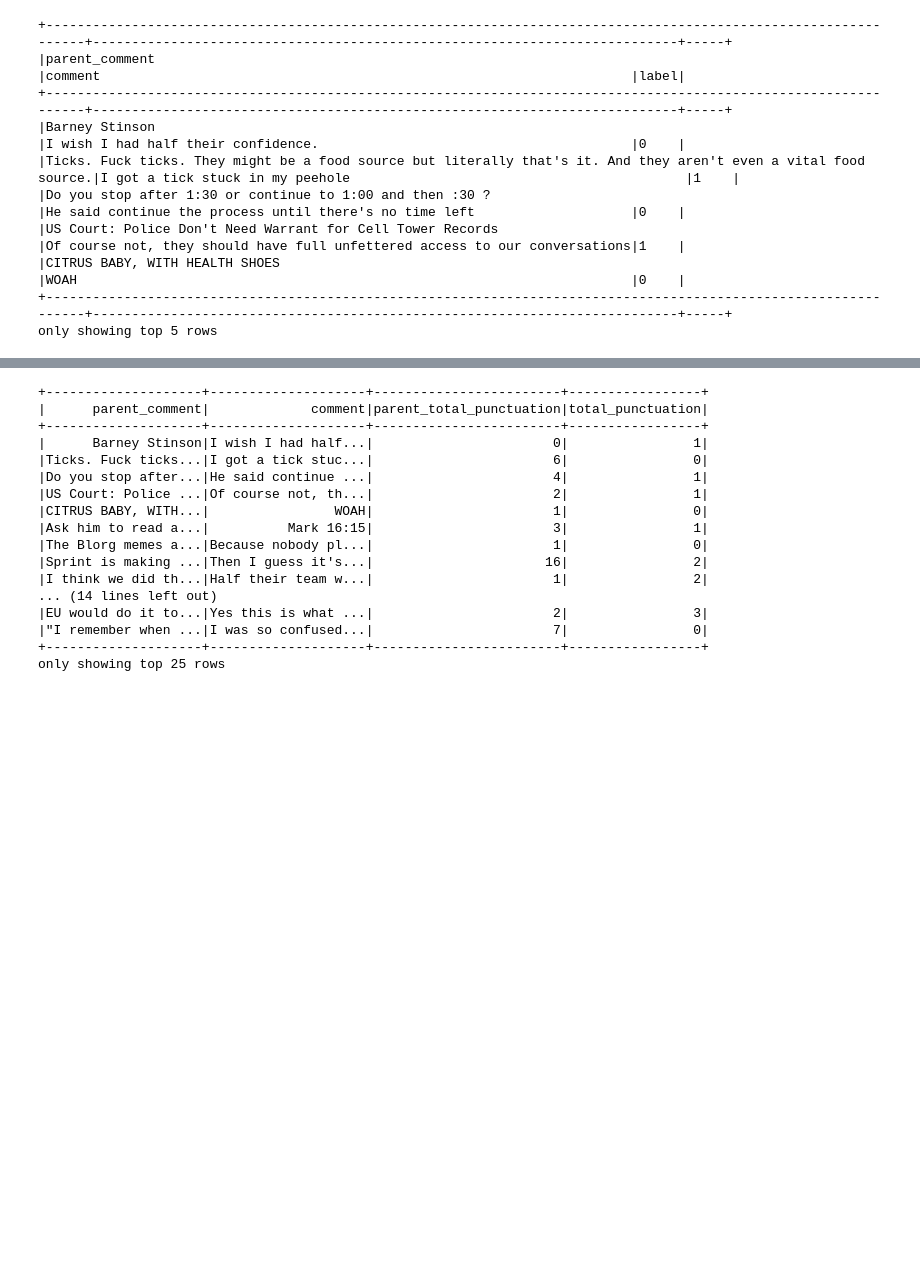
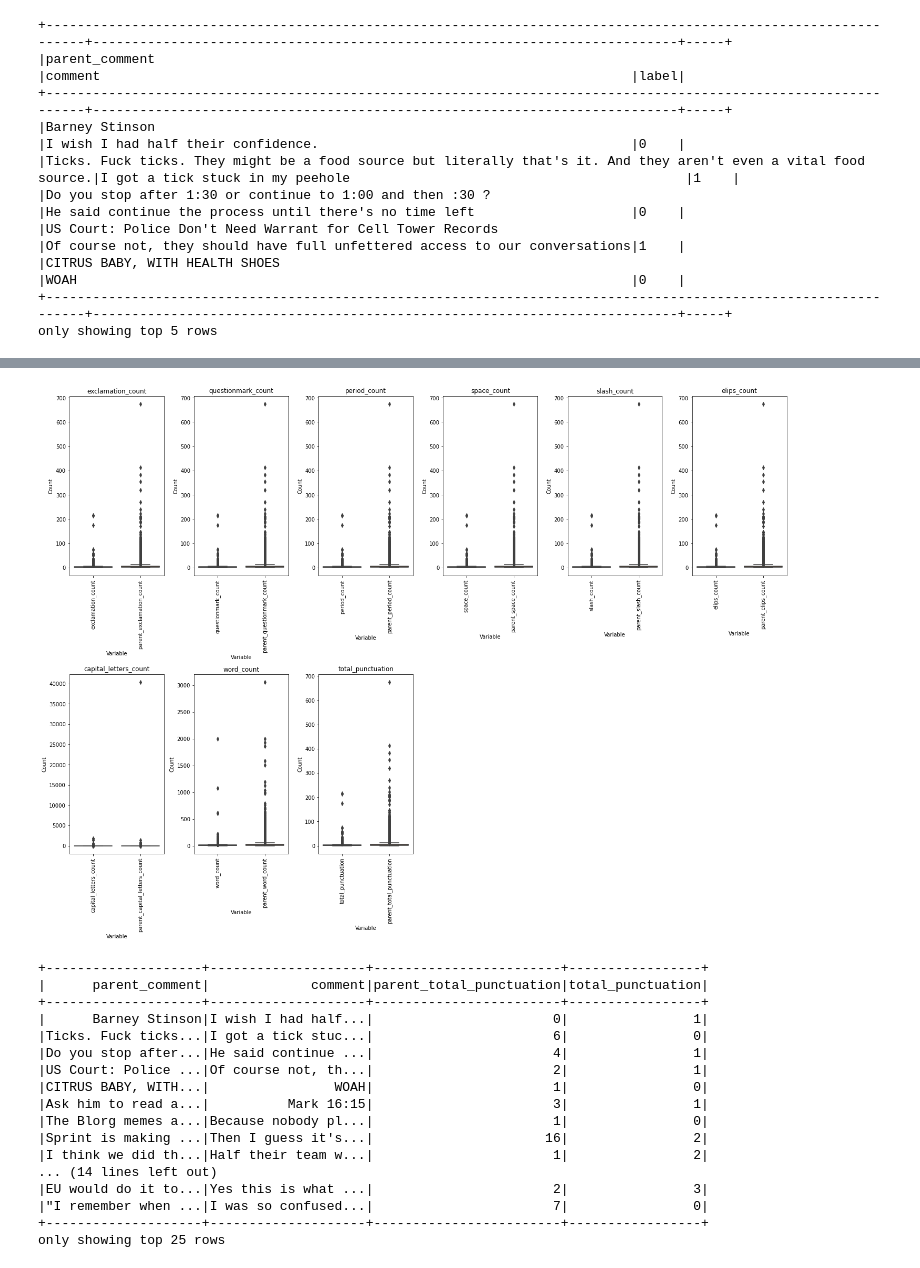
Before and after one commit to brianellis1997/Sarcasm_PySpark, a Jupyter notebook: Project_Test.ipynb, the cells around one changed output, grey strips where cells are left out. Saved outputs shown, nothing was run; the diff lists cells and outputs as text; code cells hidden in the pictures; blank space fills up the shorter version.

```diff
--- a/Project_Test.ipynb
+++ b/Project_Test.ipynb
@@ -717,0 +845,11 @@ df.take(1)
+# %%
+# Convert PySpark DataFrame to pandas DataFrame
+df_pandas = df.select('exclamation_count', 'questionmark_count', 'period_count', 'space_count',
+                      'slash_count', 'elips_count', 'capital_letters_count', 'word_count',
+                      'total_punctuation',
+                      'parent_exclamation_count', 'parent_questionmark_count', 'parent_period_count',
+                      'parent_space_count', 'parent_slash_count', 'parent_elips_count',
+                      'parent_capital_letters_count', 'parent_word_count', 'parent_total_punctuation').toPandas()
+
+# Print the columns to verify their existence
+print(df_pandas.columns)
@@ -718,3 +865,19 @@ df.take(1)
+# %%
+plt.figure(figsize=(20, 20))
+for i, col in enumerate(df_pandas.columns):
+    if not col.startswith('parent_'):
+        plt.subplot(3, 6, i+1)
+        sns.boxplot(x='variable', y='value', data=pd.melt(df_pandas[[col, 'parent_'+col]]))
+        plt.title(col)
+        plt.xlabel('Variable')
+        plt.xticks(rotation=90)
+        plt.ylabel('Count')
+    else:
+        plt.delaxes(plt.subplot(3, 6, i+1))  # Delete the subplot for parent variables
+plt.tight_layout()
+plt.show()
+# %% [output]
+[figure, added]
 # %%
 df.select('parent_comment','comment', 'parent_total_punctuation', 'total_punctuation').show(25)
 # %% [output]
```
Also changed, not shown: parts of 22 cells of this notebook.
